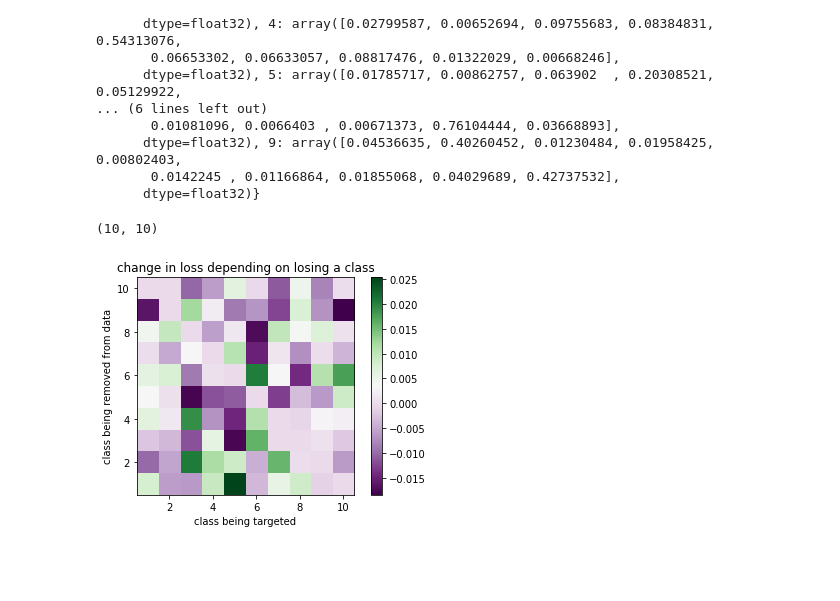
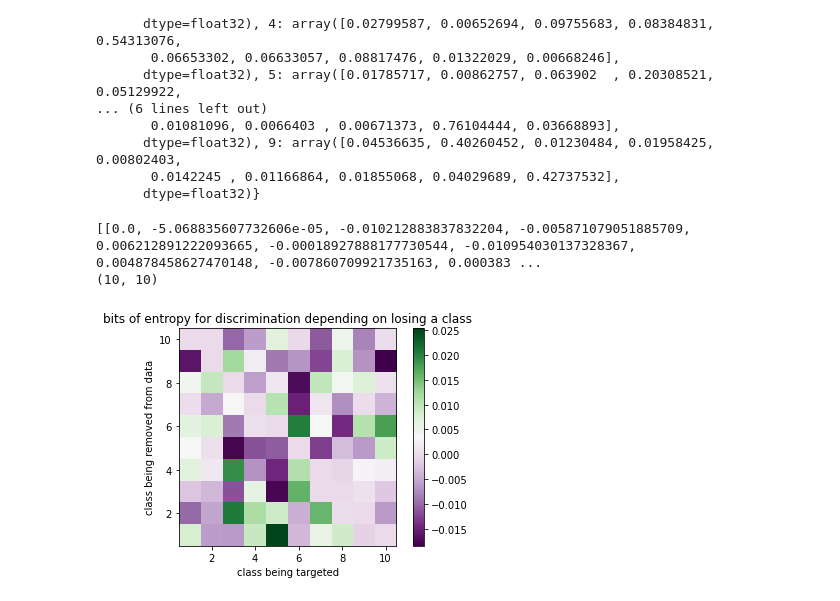
Before and after one commit to laudiacay/deep-learning-final-project, a Jupyter notebook: data_analysis.ipynb, the cells around one changed output. Cells and saved outputs as stored; diff of their text form; code cells hidden in the pictures; blank space fills up the shorter version.

```diff
--- a/data_analysis.ipynb
+++ b/data_analysis.ipynb
@@ -247,26 +247,27 @@ all_kl_divs = [[compute_kl_divergence_all_confused_vs_only_target(i, j) if i !=
 # %%
 import matplotlib.pyplot as plt
 import matplotlib
 from matplotlib import colors
 #class_names = ['airplane', 'automobile', 'bird', 'cat', 'deer',
 #               'dog', 'frog', 'horse', 'ship', 'truck']
-
+print(all_kl_divs)
 data = np.array(all_kl_divs)
 print(data.shape)
 rows, cols = data.shape
 
 fig = plt.imshow(data, interpolation='nearest',
                  extent=[0.5, 0.5+cols, 0.5, 0.5+rows],
                  cmap='PRGn')
 
 plt.colorbar()
 fig.axes.set_xlabel('class being targeted')
 fig.axes.set_ylabel('class being removed from data')
 
-title = fig.axes.set_title('change in loss depending on losing a class')
+title = fig.axes.set_title('bits of entropy for discrimination depending on losing a class')
 
 # higher values means the loss was higher when this was included!!
 # lower values means the loss was lower when this was included!!
 # %% [output]
+[[0.0, -5.068835607732606e-05, -0.010212883837832204, -0.005871079051885709, 0.006212891222093665, -0.00018927888177730544, -0.010954030137328367, 0.004878458627470148, -0.007860709921735163, 0.000383 ...
 (10, 10)
-[figure, old version]
+[figure, new version]
```
Also changed, not shown: parts of 1 cell of this notebook, 1 other file.
